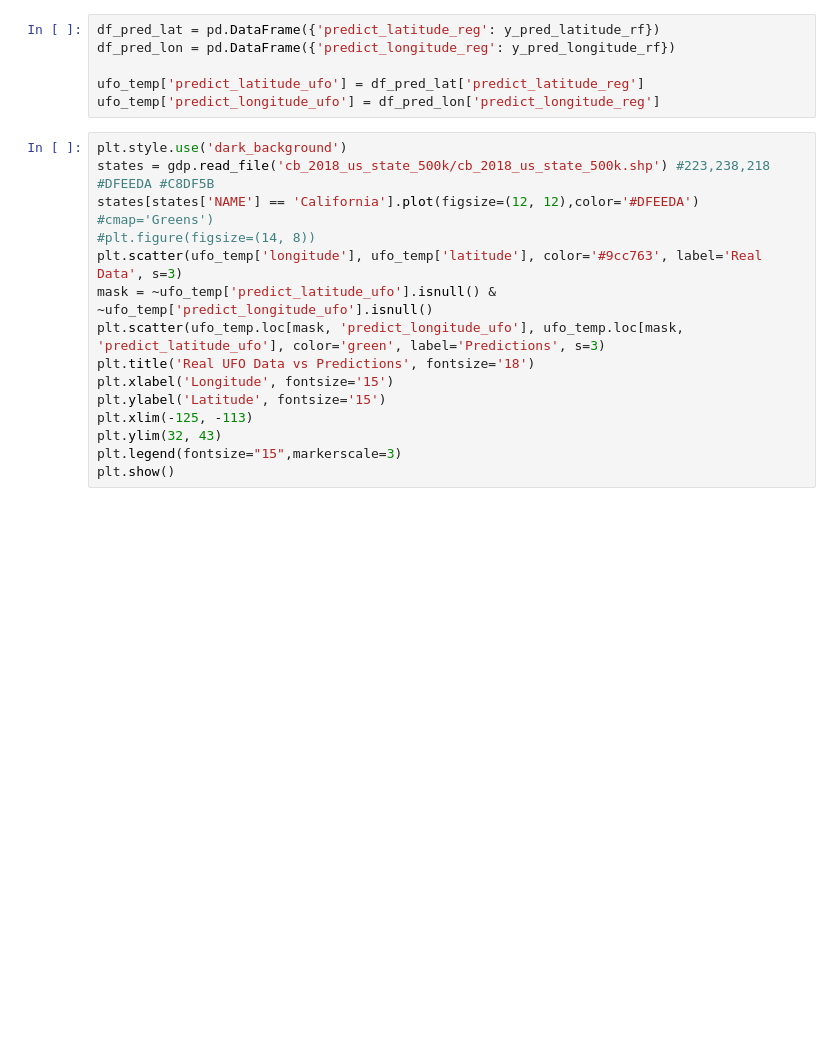
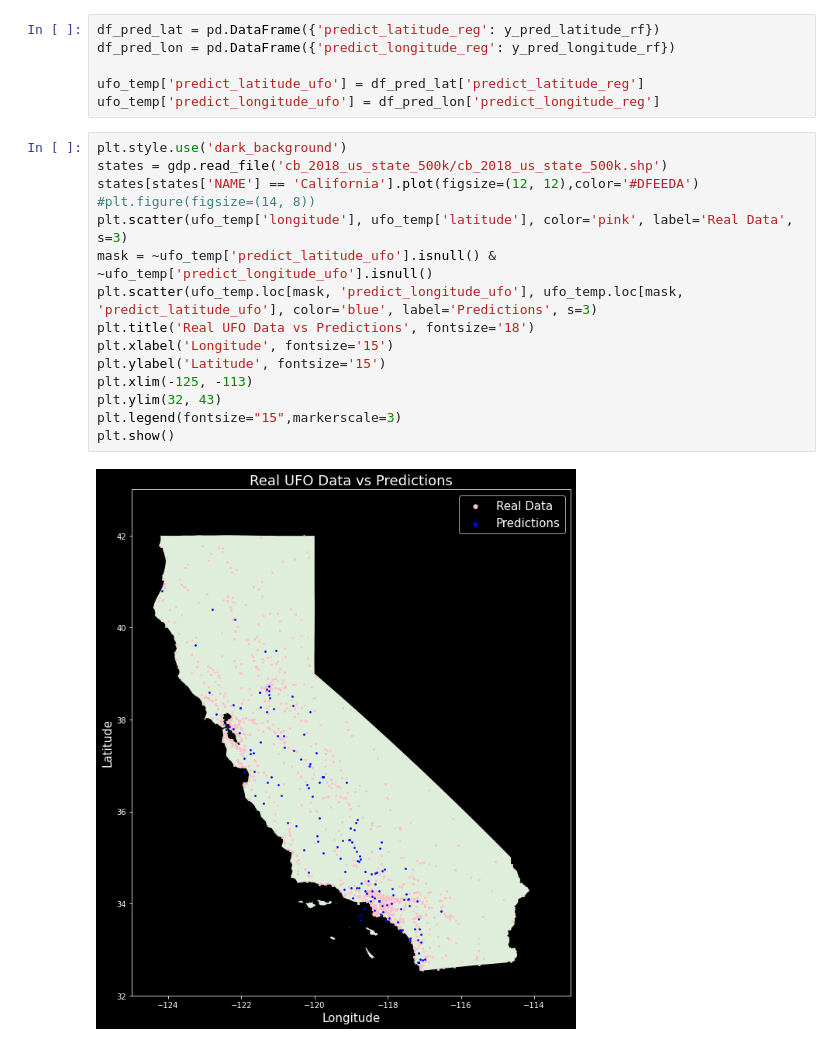
Before and after one commit to priyalpatell/MLFinalProject, a Jupyter notebook: project_code.ipynb, the cells around one changed output. Saved outputs shown, nothing was run; the diff lists cells and outputs as text; blank space fills up the shorter version.

```diff
--- a/project_code.ipynb
+++ b/project_code.ipynb
@@ -502,16 +563,18 @@ ufo_temp['predict_latitude_ufo'] = df_pred_lat['predict_latitude_reg']
 ufo_temp['predict_longitude_ufo'] = df_pred_lon['predict_longitude_reg']
 # %%
 plt.style.use('dark_background')
-states = gdp.read_file('cb_2018_us_state_500k/cb_2018_us_state_500k.shp') #223,238,218 #DFEEDA #C8DF5B
-states[states['NAME'] == 'California'].plot(figsize=(12, 12),color='#DFEEDA') #cmap='Greens')
+states = gdp.read_file('cb_2018_us_state_500k/cb_2018_us_state_500k.shp')
+states[states['NAME'] == 'California'].plot(figsize=(12, 12),color='#DFEEDA')
 #plt.figure(figsize=(14, 8))
-plt.scatter(ufo_temp['longitude'], ufo_temp['latitude'], color='#9cc763', label='Real Data', s=3)
+plt.scatter(ufo_temp['longitude'], ufo_temp['latitude'], color='pink', label='Real Data', s=3)
 mask = ~ufo_temp['predict_latitude_ufo'].isnull() & ~ufo_temp['predict_longitude_ufo'].isnull()
-plt.scatter(ufo_temp.loc[mask, 'predict_longitude_ufo'], ufo_temp.loc[mask, 'predict_latitude_ufo'], color='green', label='Predictions', s=3)
+plt.scatter(ufo_temp.loc[mask, 'predict_longitude_ufo'], ufo_temp.loc[mask, 'predict_latitude_ufo'], color='blue', label='Predictions', s=3)
 plt.title('Real UFO Data vs Predictions', fontsize='18')
 plt.xlabel('Longitude', fontsize='15')
 plt.ylabel('Latitude', fontsize='15')
 plt.xlim(-125, -113)
 plt.ylim(32, 43)
 plt.legend(fontsize="15",markerscale=3)
 plt.show()
+# %% [output]
+[figure, added]
```
Also changed, not shown: parts of 13 cells of this notebook, 2 other files.
